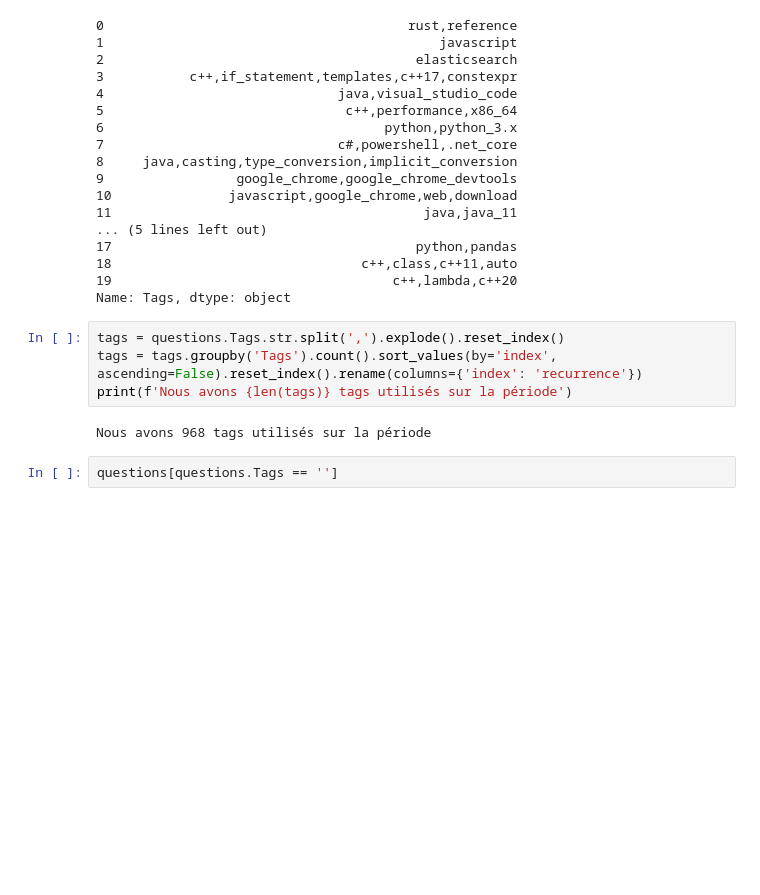
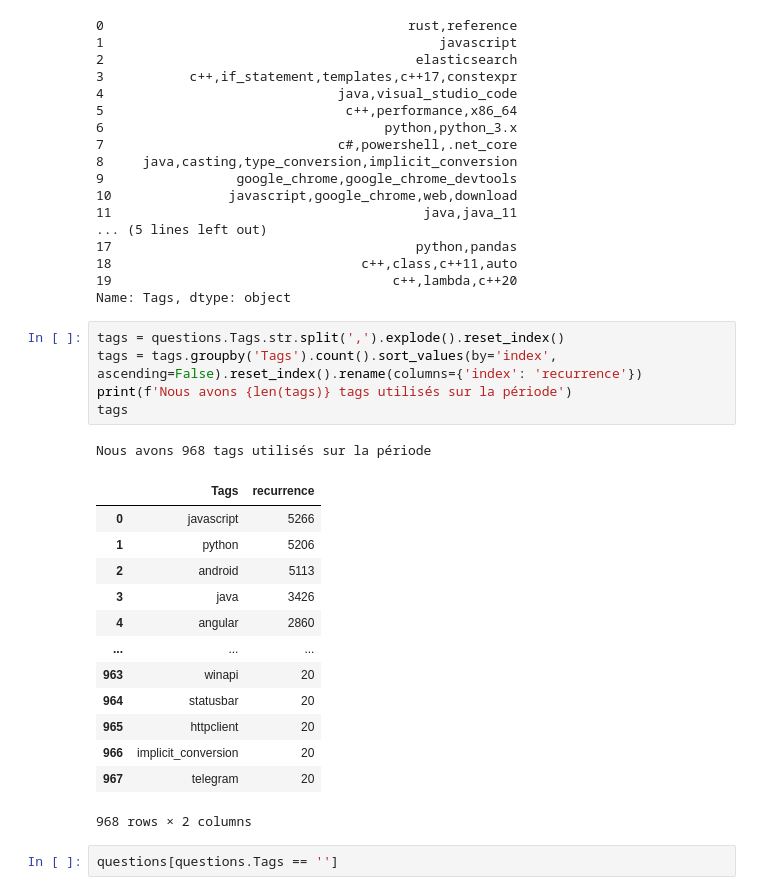
Before and after one commit to Adrian1903/Categorisez-automatiquement-des-questions, a Jupyter notebook: dev/02_nettoyage.ipynb, the cells around one changed output. Cells and saved outputs as stored; diff of their text form; blank space fills up the shorter version.

```diff
--- a/dev/02_nettoyage.ipynb
+++ b/dev/02_nettoyage.ipynb
@@ -267,9 +283,23 @@ Name: Tags, dtype: object
 # %%
 tags = questions.Tags.str.split(',').explode().reset_index()
 tags = tags.groupby('Tags').count().sort_values(by='index', ascending=False).reset_index().rename(columns={'index': 'recurrence'})
 print(f'Nous avons {len(tags)} tags utilisés sur la période')
+tags
 # %% [output]
 Nous avons 968 tags utilisés sur la période
+|  | Tags | recurrence |
+| 0 | javascript | 5266 |
+| 1 | python | 5206 |
+| 2 | android | 5113 |
+| 3 | java | 3426 |
+| 4 | angular | 2860 |
+| ... | ... | ... |
+| 963 | winapi | 20 |
+| 964 | statusbar | 20 |
+| 965 | httpclient | 20 |
+| 966 | implicit_conversion | 20 |
+| 967 | telegram | 20 |
+968 rows × 2 columns
 # %%
 questions[questions.Tags == '']
 # %% [output]
```
Also changed, not shown: parts of 5 cells of this notebook, 1 other file.
